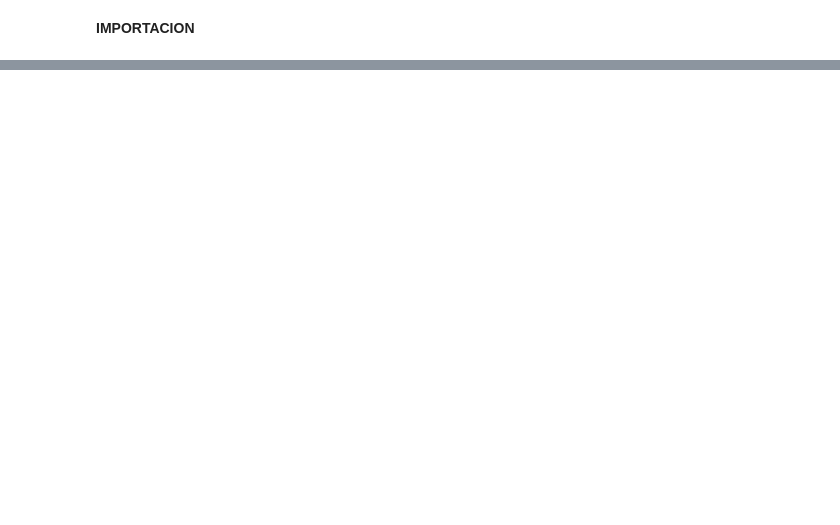
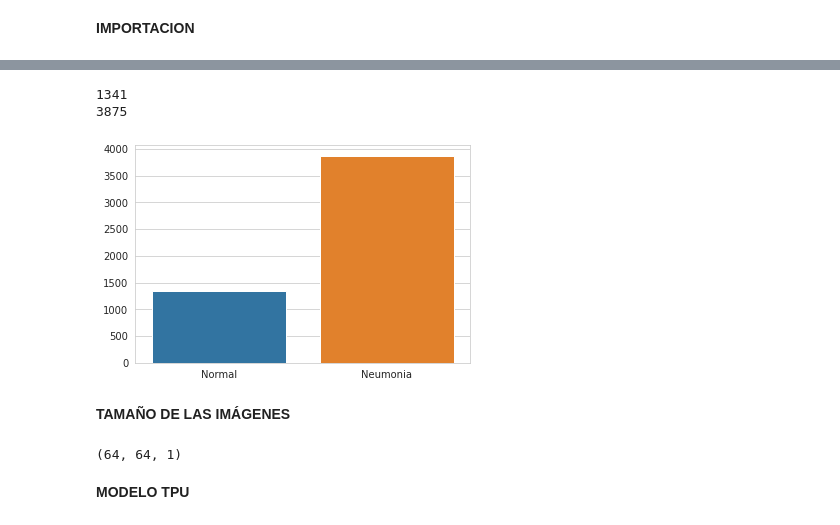
Before and after one commit to Albertogalred/Data-Science, a Jupyter notebook: NeumoX.ipynb, the cells around one changed output, grey strips where cells are left out. Cells and saved outputs as stored; diff of their text form; code cells hidden in the pictures; blank space fills up the shorter version.

```diff
--- a/NeumoX.ipynb
+++ b/NeumoX.ipynb
@@ -95,0 +133,12 @@ import random
+# %%
+import seaborn as sns
+sns.set_style('whitegrid')
+sns.barplot(x=['Normal','Neumonia'],y=[len(total_images_train_normal),len(total_images_train_pneumonia)])
+print(len(total_images_train_normal))
+print(len(total_images_train_pneumonia))
+# %% [output]
+1341
+3875
+[figure, added]
+# %% [markdown]
+**TAMAÑO DE LAS IMÁGENES**
@@ -95,0 +149,16 @@ import random
+# %%
+
+from tensorflow.keras import backend as K
+
+img_width, img_height = 64, 64
+
+if K.image_data_format() == 'channels_first':
+    input_shape = (1, img_width, img_height)
+else:
+    input_shape = (img_width, img_height, 1)
+
+input_shape
+# %% [output]
+(64, 64, 1)
+# %% [markdown]
+**MODELO TPU**
```
Also changed, not shown: parts of 13 cells of this notebook.
